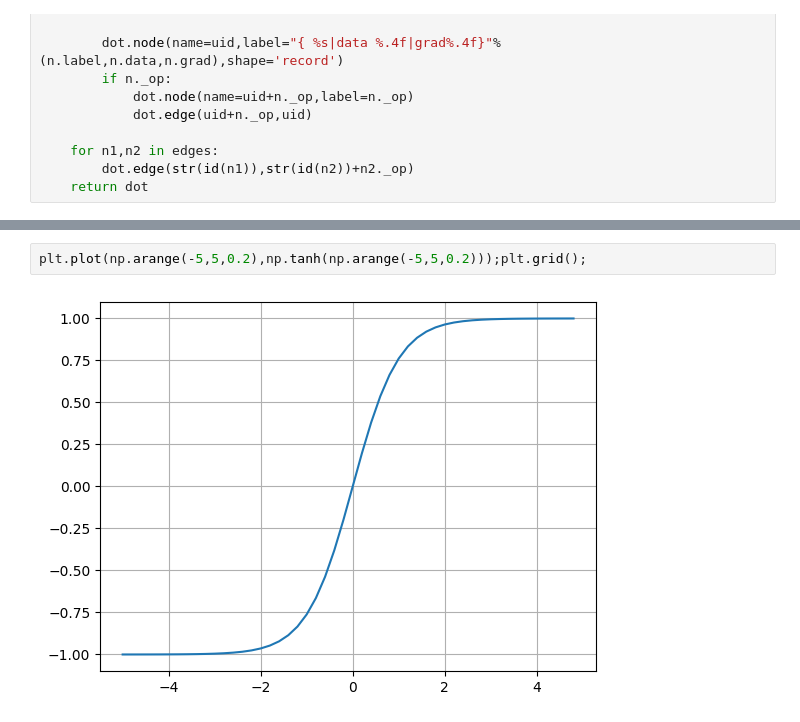
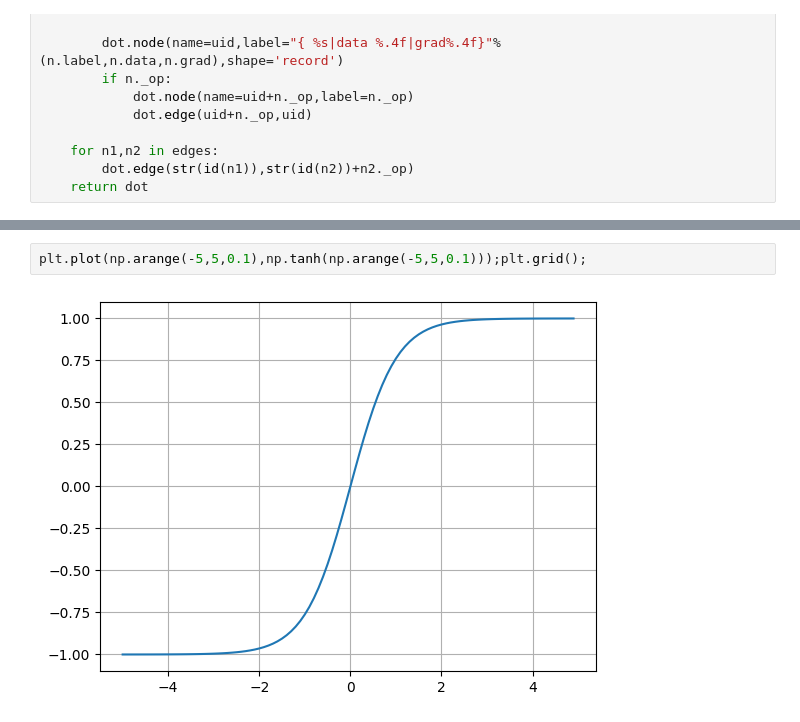
Before and after one commit to siri666942/AI-Learning-Misc, a Jupyter notebook: karpathy/engine.ipynb, the cells around one changed output, grey strips where cells are left out. Drawn from its saved outputs; the diff is of its cells as text.

```diff
--- a/karpathy/engine.ipynb
+++ b/karpathy/engine.ipynb
@@ -159,6 +219,6 @@ draw_dot(L)
 0.0
 [drawing not drawn]
 # %%
-plt.plot(np.arange(-5,5,0.2),np.tanh(np.arange(-5,5,0.2)));plt.grid();
+plt.plot(np.arange(-5,5,0.1),np.tanh(np.arange(-5,5,0.1)));plt.grid();
 # %% [output]
-[figure, old version]
+[figure, new version]
```
Also changed, not shown: parts of 12 cells of this notebook, 2 other files.
